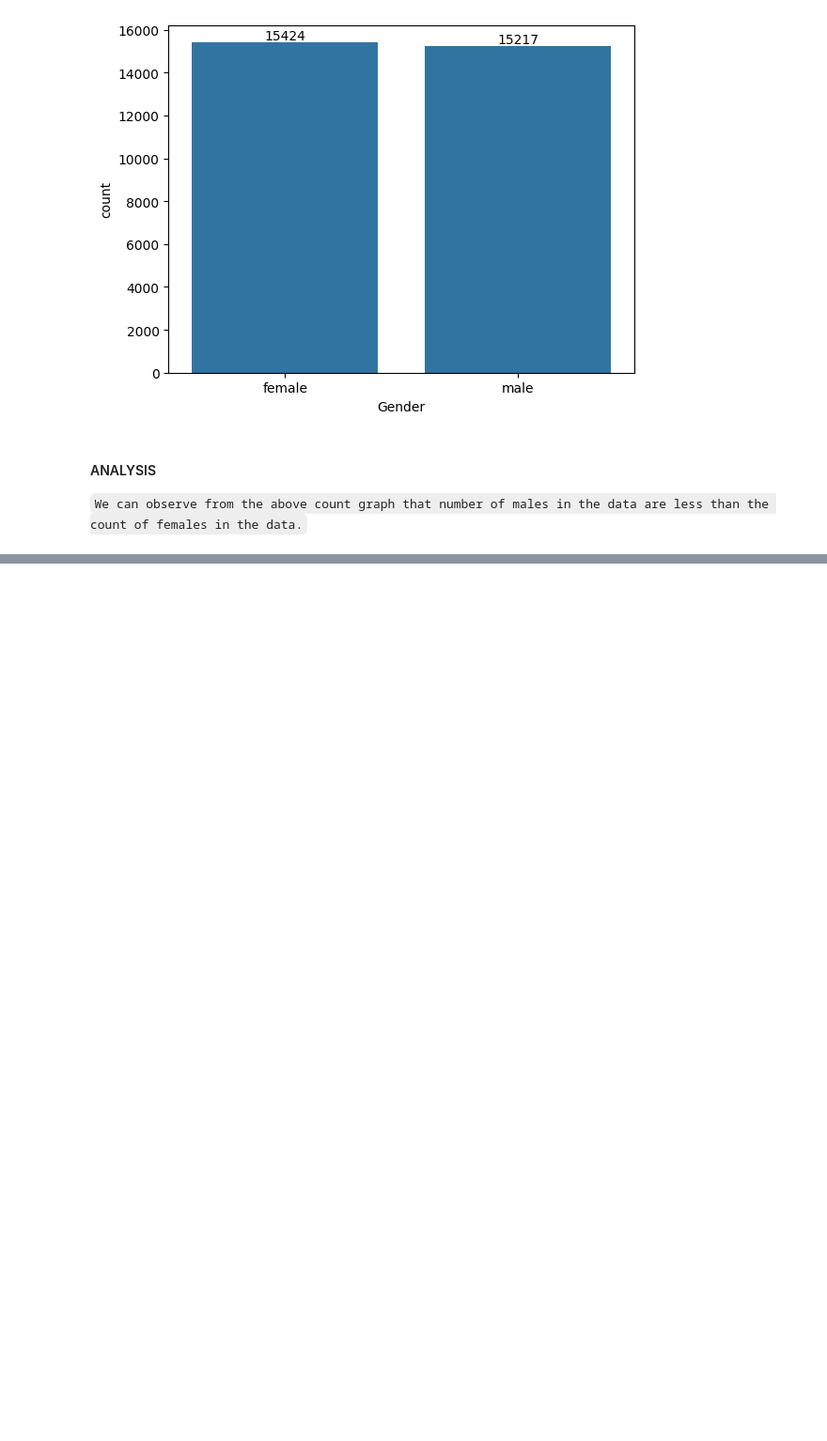
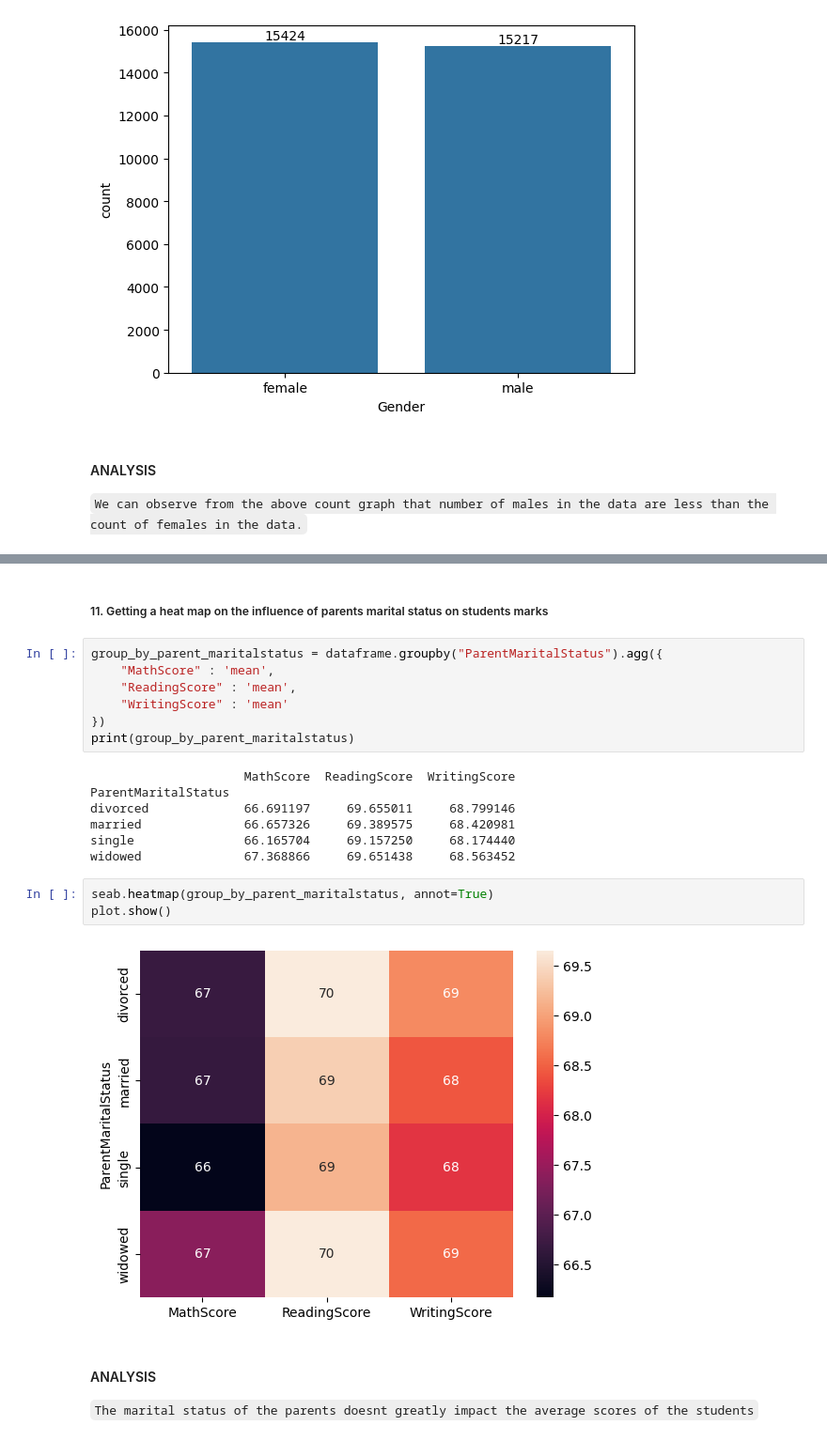
Before and after one commit to SUVAJIT-KARMAKAR/STUDENT-RESULT-ANALYSIS, a Jupyter notebook: RESULTANALYSIS.ipynb, the cells around one changed output, grey strips where cells are left out. Shown: that part at 94% size. Saved outputs shown, nothing was run; the diff lists cells and outputs as text; blank space fills up the shorter version.

```diff
--- a/RESULTANALYSIS.ipynb
+++ b/RESULTANALYSIS.ipynb
@@ -120,0 +147,24 @@ plot.show()
+# %% [markdown]
+##### 11. Getting a heat map on the influence of parents marital status on students marks
+# %%
+group_by_parent_maritalstatus = dataframe.groupby("ParentMaritalStatus").agg({
+    "MathScore" : 'mean',
+    "ReadingScore" : 'mean',
+    "WritingScore" : 'mean'
+})
+print(group_by_parent_maritalstatus)
+# %% [output]
+                     MathScore  ReadingScore  WritingScore
+ParentMaritalStatus
+divorced             66.691197     69.655011     68.799146
+married              66.657326     69.389575     68.420981
+single               66.165704     69.157250     68.174440
+widowed              67.368866     69.651438     68.563452
+# %%
+seab.heatmap(group_by_parent_maritalstatus, annot=True)
+plot.show()
+# %% [output]
+[figure, added]
+# %% [markdown]
+#### ANALYSIS
+`The marital status of the parents doesnt greatly impact the average scores of the students`
```
Also changed, not shown: parts of 14 cells of this notebook, 1 other file.
